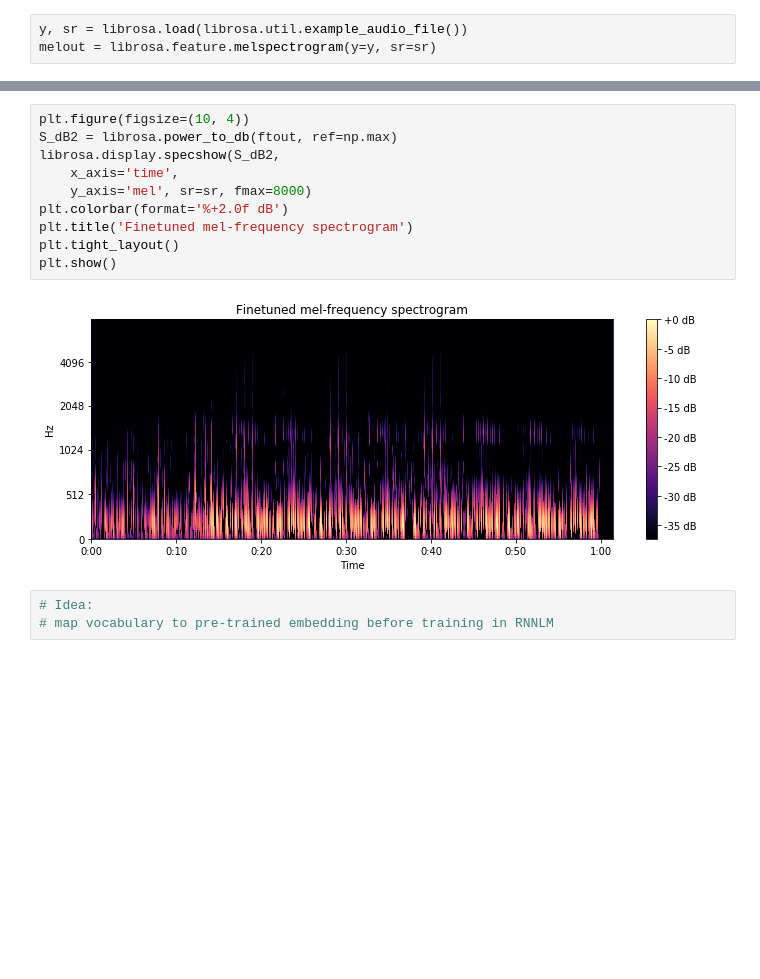
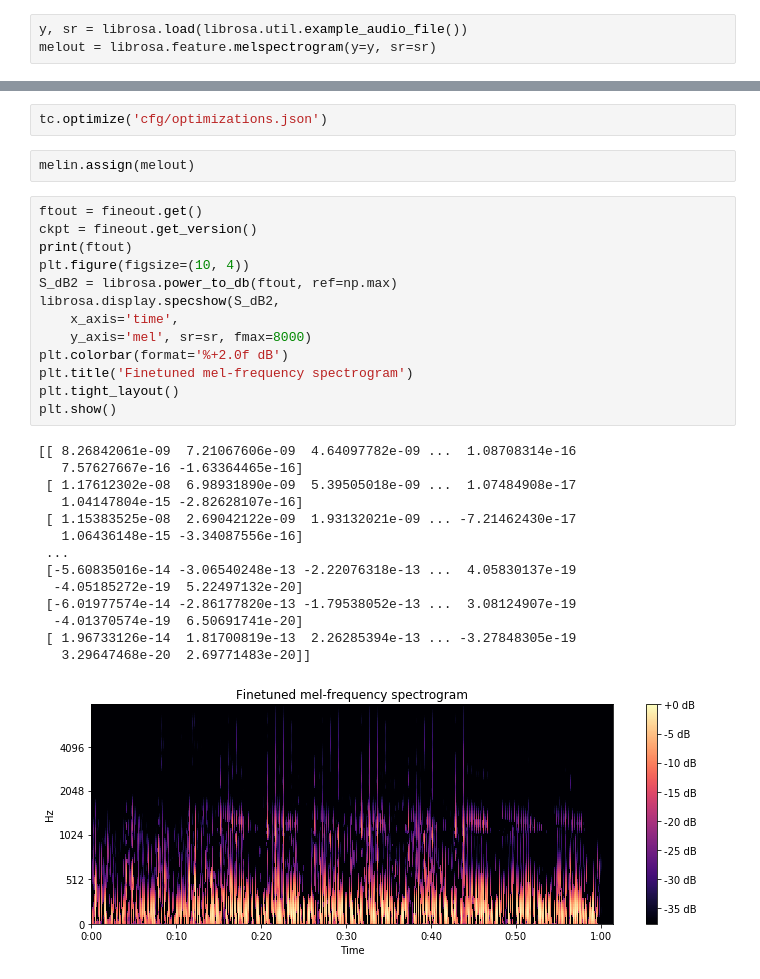
Before and after one commit to mingkaic/rocnnet, a Jupyter notebook: vox.ipynb, the cells around one changed output, grey strips where cells are left out. Saved outputs shown, nothing was run; the diff lists cells and outputs as text; blank space fills up the shorter version.

```diff
--- a/vox.ipynb
+++ b/vox.ipynb
@@ -82,15 +80,32 @@ print(ftout)
+# %%
+tc.optimize('cfg/optimizations.json')
+# %%
+melin.assign(melout)
 # %%
+ftout = fineout.get()
+ckpt = fineout.get_version()
+print(ftout)
 plt.figure(figsize=(10, 4))
 S_dB2 = librosa.power_to_db(ftout, ref=np.max)
 librosa.display.specshow(S_dB2,
     x_axis='time',
     y_axis='mel', sr=sr, fmax=8000)
 plt.colorbar(format='%+2.0f dB')
 plt.title('Finetuned mel-frequency spectrogram')
 plt.tight_layout()
 plt.show()
 # %% [output]
+[[ 8.26842061e-09  7.21067606e-09  4.64097782e-09 ...  1.08708314e-16
+   7.57627667e-16 -1.63364465e-16]
+ [ 1.17612302e-08  6.98931890e-09  5.39505018e-09 ...  1.07484908e-17
+   1.04147804e-15 -2.82628107e-16]
+ [ 1.15383525e-08  2.69042122e-09  1.93132021e-09 ... -7.21462430e-17
+   1.06436148e-15 -3.34087556e-16]
+ ...
+ [-5.60835016e-14 -3.06540248e-13 -2.22076318e-13 ...  4.05830137e-19
+  -4.05185272e-19  5.22497132e-20]
+ [-6.01977574e-14 -2.86177820e-13 -1.79538052e-13 ...  3.08124907e-19
+  -4.01370574e-19  6.50691741e-20]
+ [ 1.96733126e-14  1.81700819e-13  2.26285394e-13 ... -3.27848305e-19
+   3.29647468e-20  2.69771483e-20]]
-[figure, old version]
+[figure, new version]
-# %%
-# Idea:
-# map vocabulary to pre-trained embedding before training in RNNLM
```
Also changed, not shown: parts of 5 cells of this notebook, 24 other files.
